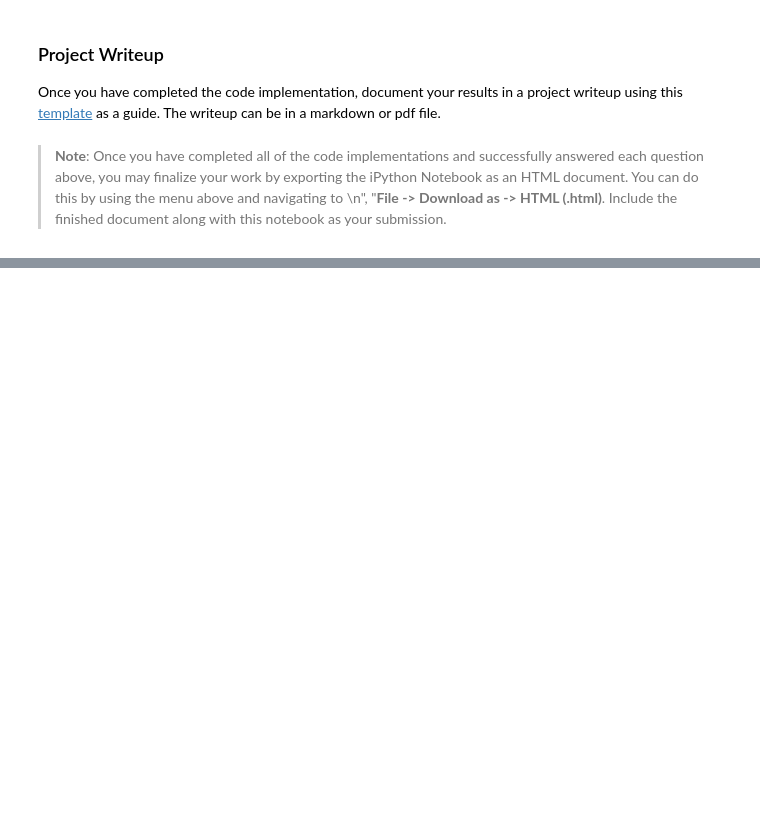
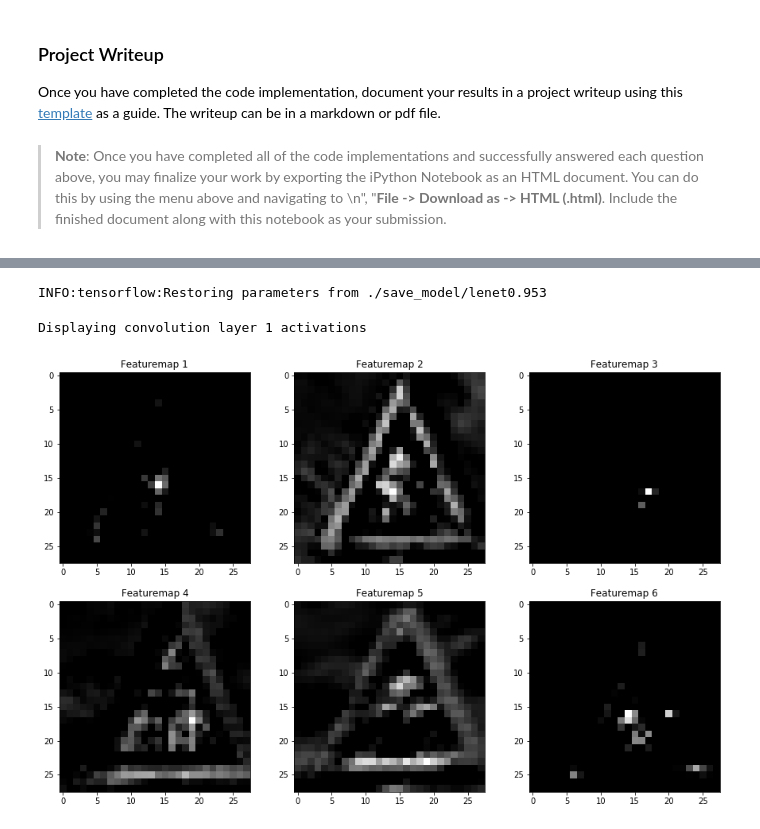
Before and after one commit to aloksh85/CarND-Traffic-Sign-Classifier-Project, a Jupyter notebook: Traffic_Sign_Classifier.ipynb, the cells around one changed output, grey strips where cells are left out. Drawn from its saved outputs; the diff is of its cells as text; code cells hidden in the pictures; blank space fills up the shorter version.

```diff
--- a/Traffic_Sign_Classifier.ipynb
+++ b/Traffic_Sign_Classifier.ipynb
@@ -564,3 +590,26 @@ def outputFeatureMap(image_input, tf_activation, activation_min=-1, activation_m
             plt.imshow(activation[0,:,:, featuremap], interpolation="nearest", vmin=activation_min, cmap="gray")
         else:
             plt.imshow(activation[0,:,:, featuremap], interpolation="nearest", cmap="gray")
+# %%
+saver = tf.train.Saver()
+save_file = './save_model/lenet0.953' # Loads model
+with tf.Session() as sess:
+    sess.run(tf.global_variables_initializer())
+    saver.restore(sess, save_file)
+    temp_test_img = test_img_arr[3,:,:,:]
+    temp_test_img=temp_test_img.reshape(1,32,32,1)
+    c1=sess.run(conv1,feed_dict={x:temp_test_img,keep_prob:1.0})
+    c2 =sess.run(conv2,feed_dict={x:temp_test_img,keep_prob:1.0})
+# %% [output]
+INFO:tensorflow:Restoring parameters from ./save_model/lenet0.953
+# %%
+c1 = c1.reshape(28,28,6)
+f1 = plt.figure(1, figsize=(15,15))
+print('Displaying convolution layer 1 activations')
+for i in range (c1.shape[2]):
+    axis1 = f1.add_subplot(3,3,i+1)
+    axis1.imshow(c1[:,:,i],'gray')
+    axis1.set_title('Featuremap '+str(i+1))
+# %% [output]
+Displaying convolution layer 1 activations
+[figure, added]
```
Also changed, not shown: parts of 16 cells of this notebook, 33 other files.
